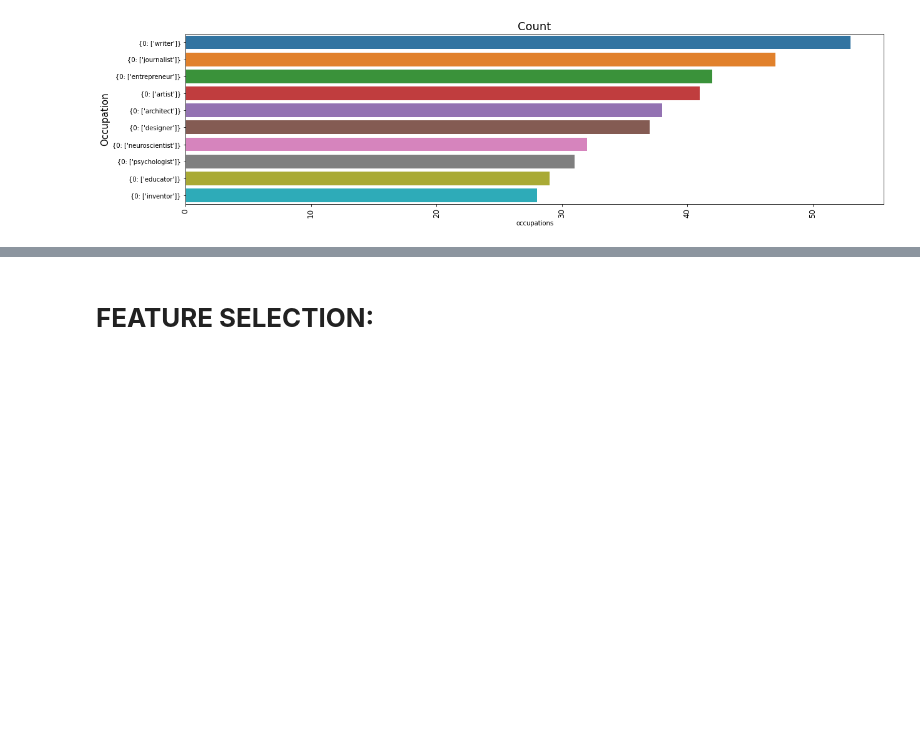
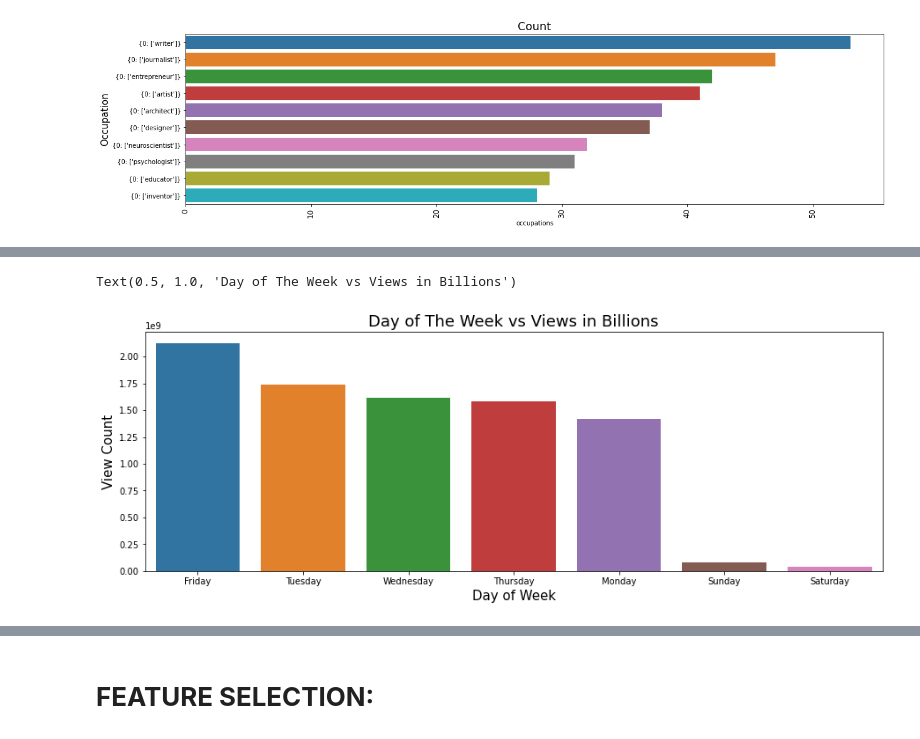
Before and after one commit to Malu2203/Ted-Talks-Views-Prediction---Regression-Capstone, a Jupyter notebook: Ted_Talks_Views_Prediction_Regression_Capstone_.ipynb, the cells around one changed output, grey strips where cells are left out. Saved outputs shown, nothing was run; the diff lists cells and outputs as text; code cells hidden in the pictures; blank space fills up the shorter version.

```diff
--- a/Ted_Talks_Views_Prediction_Regression_Capstone_.ipynb
+++ b/Ted_Talks_Views_Prediction_Regression_Capstone_.ipynb
@@ -591,0 +578,10 @@ Text(0.5, 1.0, 'Year vs Views ')
+# %%
+#8.2 Plot between week days with views
+total_views = tedtalk_df.groupby('dayofweek')['views'].sum().reset_index().sort_values('views',ascending= False)
+sns.barplot(x='dayofweek',y='views' ,data =total_views,order= total_views['dayofweek'].value_counts().index)
+plt.xlabel('Day of Week',fontsize = 15)
+plt.ylabel('View Count',fontsize = 15)
+plt.title('Day of The Week vs Views in Billions',fontsize = 18)
+# %% [output]
+Text(0.5, 1.0, 'Day of The Week vs Views in Billions')
+[figure, added]
```
Also changed, not shown: parts of 78 cells of this notebook.
